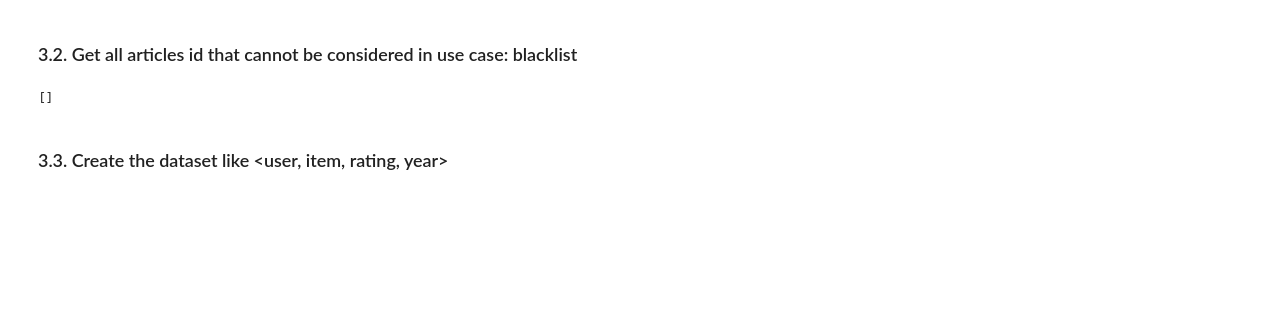
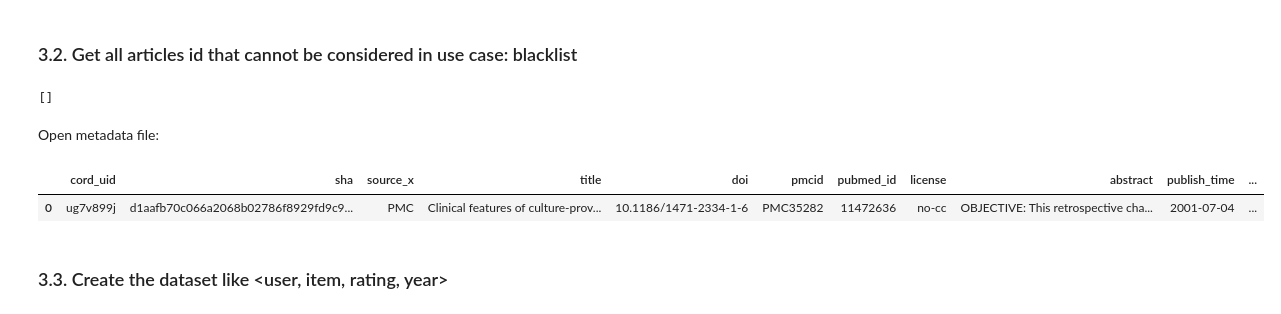
Before and after one commit to lasigeBioTM/RecSys.Scifi.tutorial, a Jupyter notebook: tutorial.ipynb, the cells around one changed output. Saved outputs shown, nothing was run; the diff lists cells and outputs as text; code cells hidden in the pictures; blank space fills up the shorter version.

```diff
--- a/tutorial.ipynb
+++ b/tutorial.ipynb
@@ -825,7 +712,13 @@ print(articles_blacklist)
 # %% [output]
 []
+# %% [markdown]
+Open metadata file:
 # %%
-metadata = pd.read_csv(metadata_dir)
+metadata = pd.read_csv(metadata_filepath, sep = ',', quotechar = '"',  encoding = 'utf-8', dtype=str)
+metadata.iloc[:].head(1)
+# %% [output]
+|  | cord_uid | sha | source_x | title | doi | pmcid | pubmed_id | license | abstract | publish_time | ... |
+| 0 | ug7v899j | d1aafb70c066a2068b02786f8929fd9c9... | PMC | Clinical features of culture-prov... | 10.1186/1471-2334-1-6 | PMC35282 | 11472636 | no-cc | OBJECTIVE: This retrospective cha... | 2001-07-04 | ... |
 # %% [markdown]
 <a id="3.3"></a>
 ### 3.3. Create the dataset like <user, item, rating, year>
```
Also changed, not shown: parts of 50 cells of this notebook.
